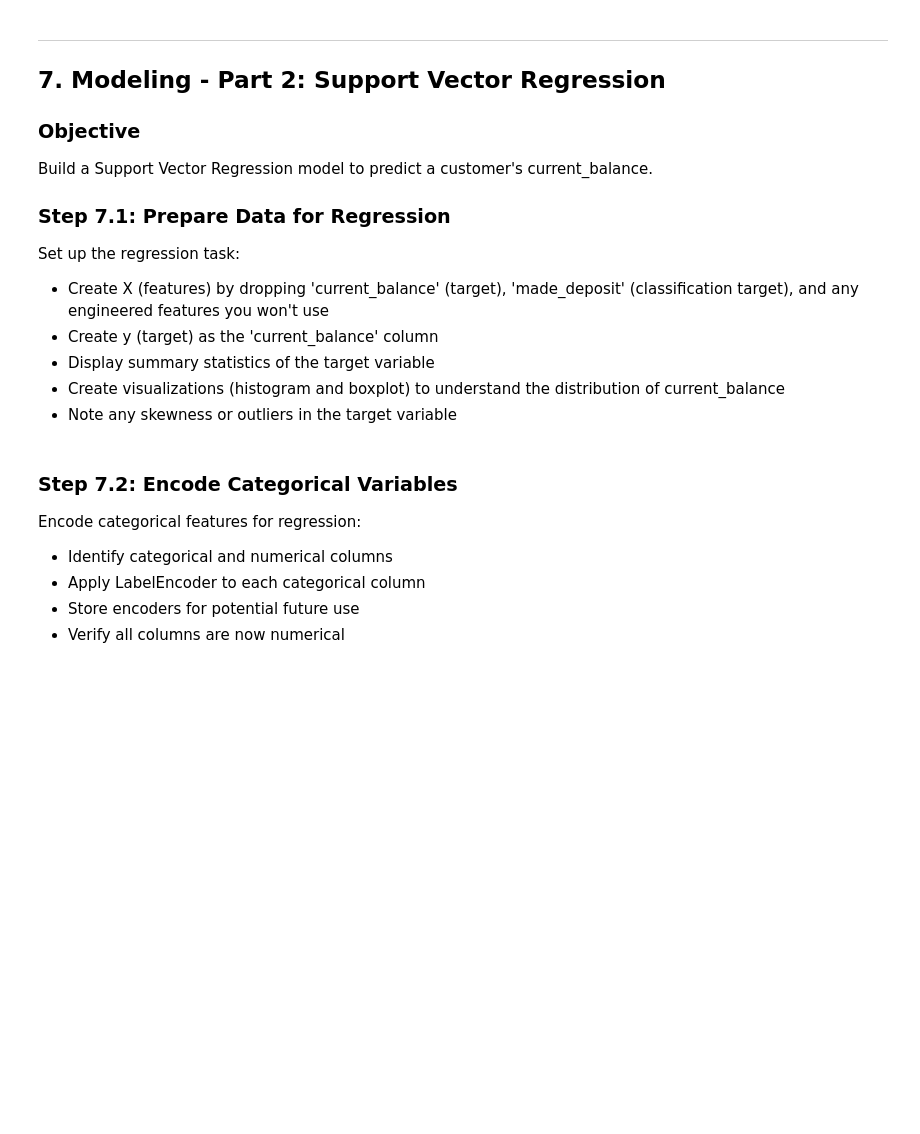
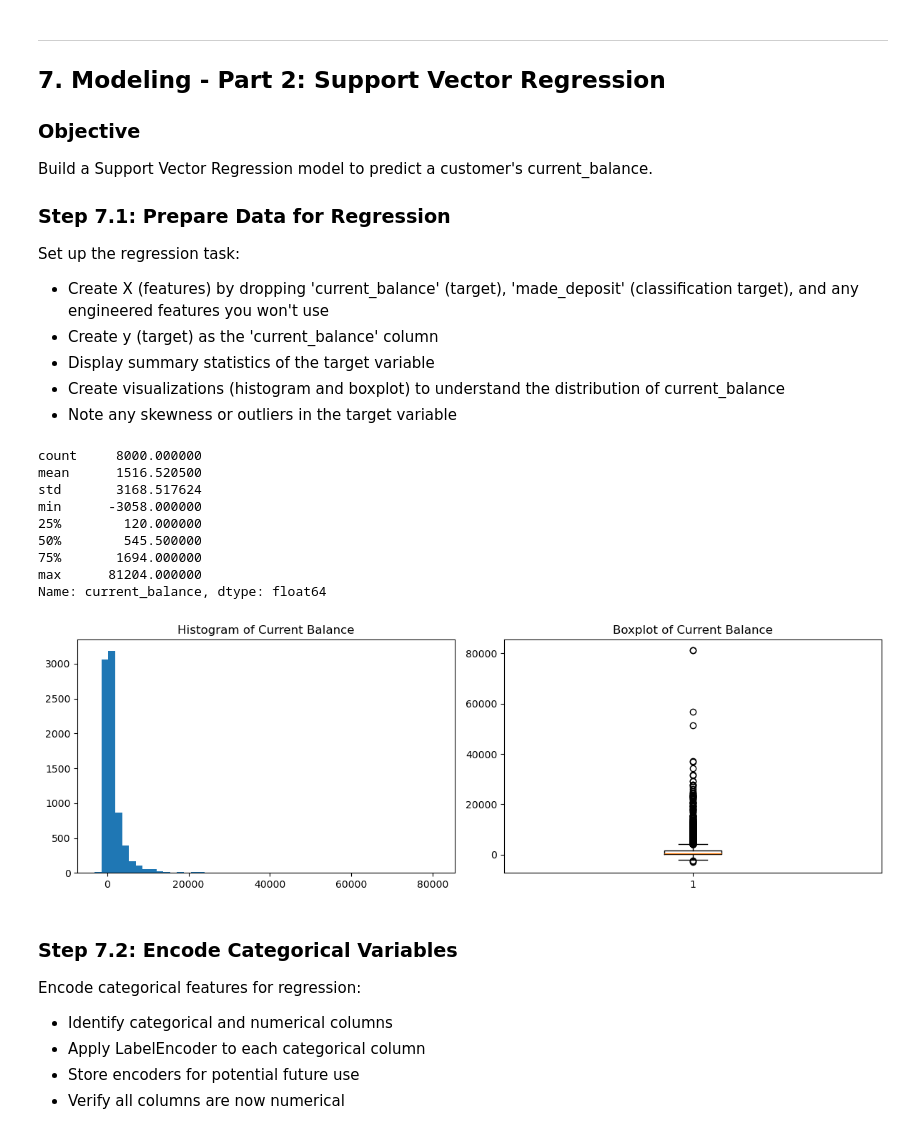
Before and after one commit to LittleVigney/COMPX310, a Jupyter notebook: Lab/Lab7/Lab07_SVM_Banking.ipynb, the cells around one changed output. Drawn from its saved outputs; the diff is of its cells as text; code cells hidden in the pictures; blank space fills up the shorter version.

```diff
--- a/Lab/Lab7/Lab07_SVM_Banking.ipynb
+++ b/Lab/Lab7/Lab07_SVM_Banking.ipynb
@@ -632,6 +677,38 @@ Set up the regression task:
 - Display summary statistics of the target variable
 - Create visualizations (histogram and boxplot) to understand the distribution of current_balance
 - Note any skewness or outliers in the target variable
+# %%
+df = pandas.read_csv("bank-tr.csv")
+
+X = df.drop(columns=["current_balance", "made_deposit"])
+
+y = df["current_balance"]
+
+print(y.describe())
+
+plt.figure(figsize=(12, 4))
+
+plt.subplot(1, 2, 1)
+plt.hist(y, bins=50)
+plt.title('Histogram of Current Balance')
+
+plt.subplot(1, 2, 2)
+plt.boxplot(y)
+plt.title('Boxplot of Current Balance')
+
+plt.tight_layout()
+plt.show()
+# %% [output]
+count     8000.000000
+mean      1516.520500
+std       3168.517624
+min      -3058.000000
+25%        120.000000
+50%        545.500000
+75%       1694.000000
+max      81204.000000
+Name: current_balance, dtype: float64
+[figure, added]
 # %% [markdown]
 ### Step 7.2: Encode Categorical Variables
 
```
Also changed, not shown: parts of 14 cells of this notebook.
